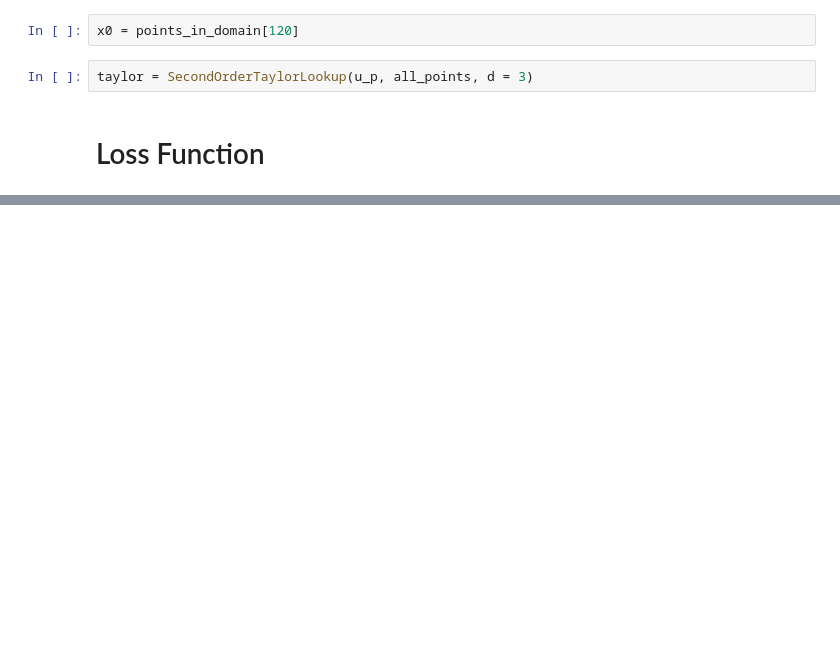
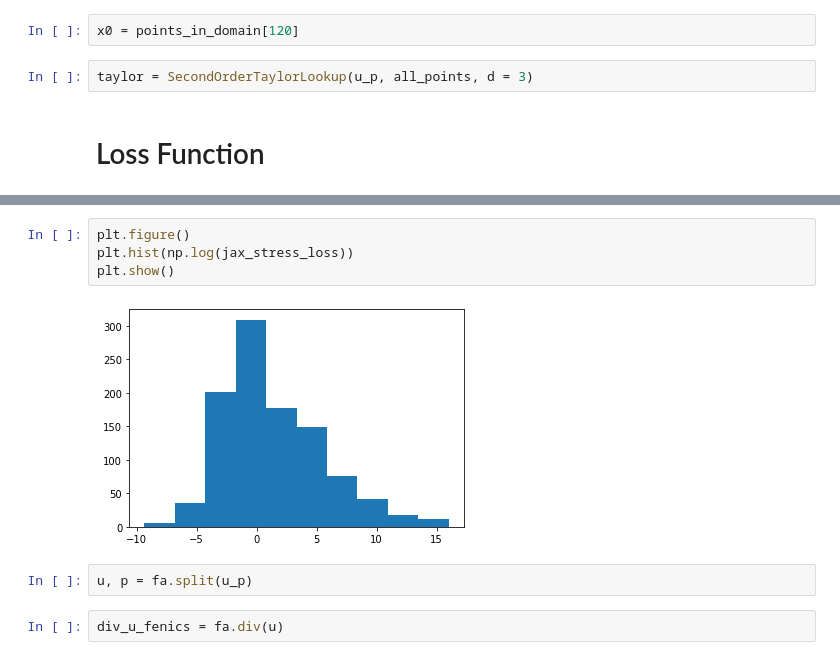
Before and after one commit to sunnytqin/meta-pde, a Jupyter notebook: src/notebooks/test_linear_stokes.ipynb, the cells around one changed output, grey strips where cells are left out. Saved outputs shown, nothing was run; the diff lists cells and outputs as text; blank space fills up the shorter version.

```diff
--- a/src/notebooks/test_linear_stokes.ipynb
+++ b/src/notebooks/test_linear_stokes.ipynb
@@ -82,0 +93,10 @@ plt.show()
+# %%
+plt.figure()
+plt.hist(np.log(jax_stress_loss))
+plt.show()
+# %% [output]
+[figure, added]
+# %%
+u, p = fa.split(u_p)
+# %%
+div_u_fenics = fa.div(u)
```
Also changed, not shown: parts of 30 cells of this notebook.
